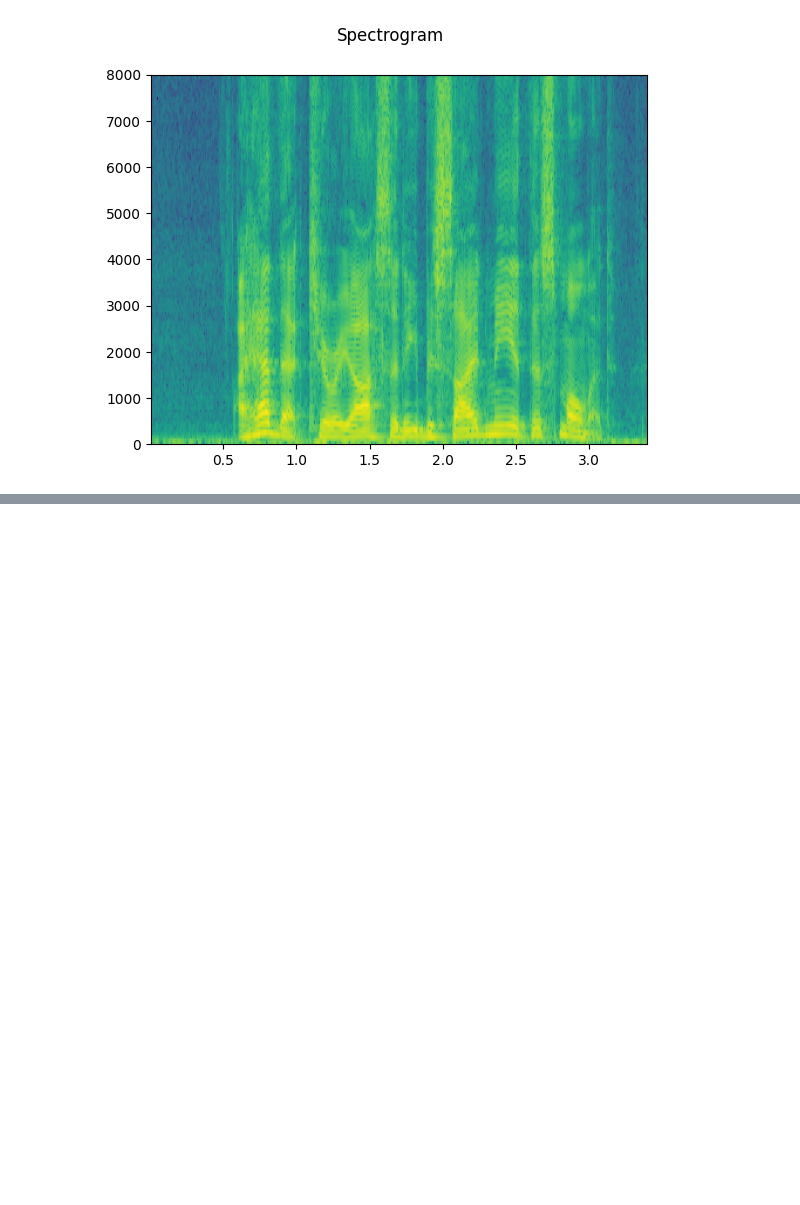
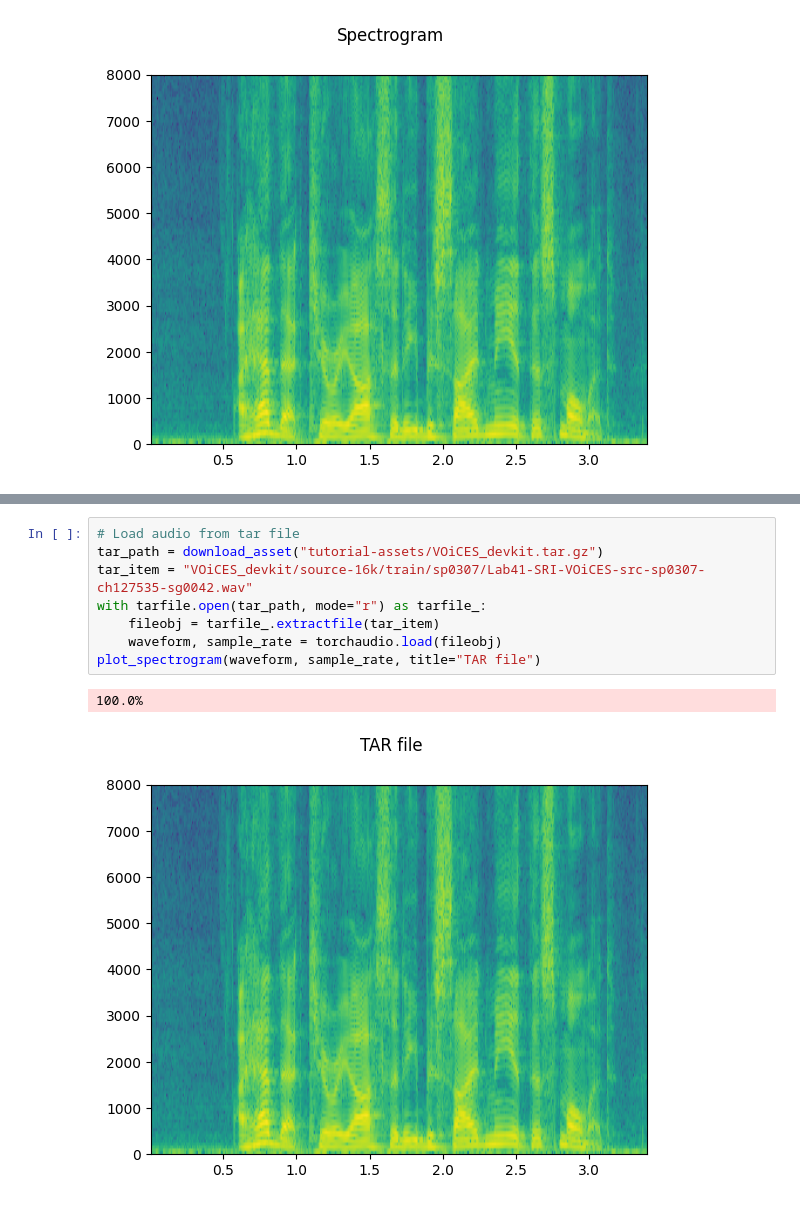
Before and after one commit to efwoods/Neuralink_compression, a Jupyter notebook: pytorch_tutorial/audio_io_tutorial.ipynb, the cells around one changed output, grey strips where cells are left out. Saved outputs shown, nothing was run; the diff lists cells and outputs as text; blank space fills up the shorter version.

Commit message:
updated audio_io_tutorial & removed extraneous file

```diff
--- a/pytorch_tutorial/audio_io_tutorial.ipynb
+++ b/pytorch_tutorial/audio_io_tutorial.ipynb
@@ -109,3 +109,14 @@ plot_spectrogram(waveform, sample_rate)
 Audio(waveform.numpy()[0], rate=sample_rate)
 # %% [output]
 [interactive output not drawn]
+# %%
+# Load audio from tar file
+tar_path = download_asset("tutorial-assets/VOiCES_devkit.tar.gz")
+tar_item = "VOiCES_devkit/source-16k/train/sp0307/Lab41-SRI-VOiCES-src-sp0307-ch127535-sg0042.wav"
+with tarfile.open(tar_path, mode="r") as tarfile_:
+    fileobj = tarfile_.extractfile(tar_item)
+    waveform, sample_rate = torchaudio.load(fileobj)
+plot_spectrogram(waveform, sample_rate, title="TAR file")
+# %% [output]
+100.0%
+[figure, added]
```
Also changed, not shown: parts of 2 cells of this notebook, 1 other file.
